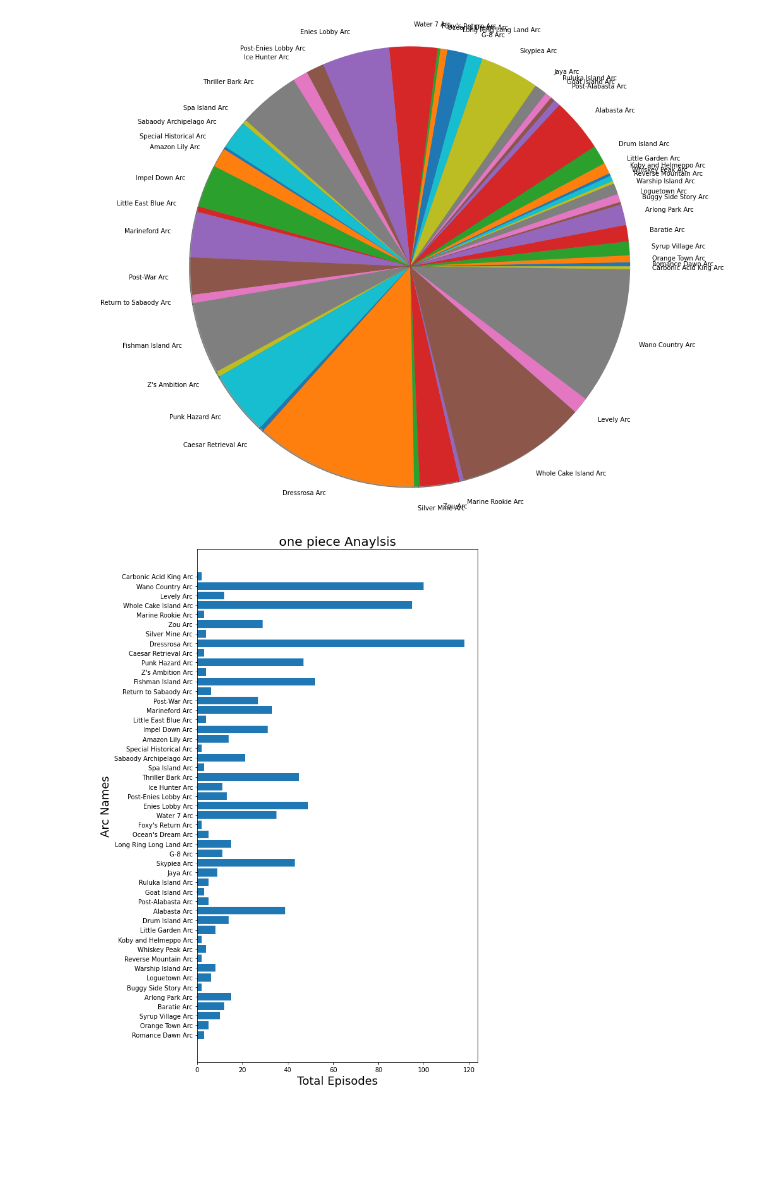
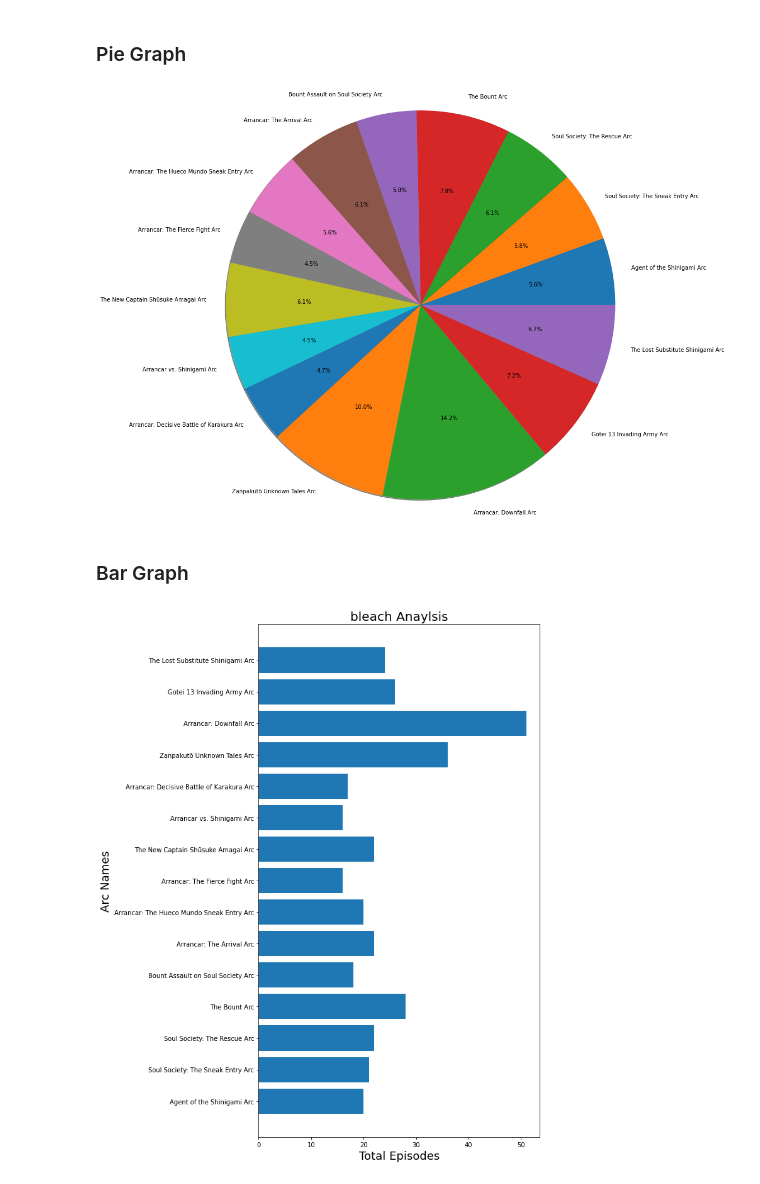
Before and after one commit to lucifertrj/big_three_analysis, a Jupyter notebook: BigThreeARC_Analysis.ipynb, the cells around one changed output. Saved outputs shown, nothing was run; the diff lists cells and outputs as text; code cells hidden in the pictures; blank space fills up the shorter version.

```diff
--- a/BigThreeARC_Analysis.ipynb
+++ b/BigThreeARC_Analysis.ipynb
@@ -7,14 +13,18 @@ import matplotlib.pyplot as plt
 # %%
 def scrap(anime):
+    #copy the url, and ask your which among the big three he want to analyse
     headers = {'User-Agent': 'Mozilla/5.0 (Macintosh; Intel Mac OS X 10_11_5) AppleWebKit/537.36 (KHTML, like Gecko) Chrome/50.0.2661.102 Safari/537.36'}
     url = requests.get("https://listfist.com/list-of-{}-arcs".format(anime.replace(' ','-')),headers=headers)
+    #scrap and find the table tag, by inspecting ListFist website
     soup = BeautifulSoup(url.content,'html.parser')
     arc_names = soup.findAll('td',class_="col-2 even")
     arc_total_episodes = soup.findAll('td',class_="col-8 even")
 
+    #write the scrapped data into .csv files
     rows = zip([i.text for i in arc_names],[j.text for j in arc_total_episodes])
-    with open("{}_analysis.csv".format(anime), "wt+", newline="") as file:
+    with open("{}_analysis.csv".format(anime.replace(' ','_')), "wt+", newline="") as file:
         writer = csv.writer(file)
+        #the columns and first row of the dataset
         writer.writerow(["Arc names","Total Episodes"])
         for row in rows:
             writer.writerow(row)
@@ -57,0 +89,4 @@ df.head(10)
+# %%
+for i in range(len(df['Total Episodes'])):
+    if df['Total Episodes'][i]<=8:
+        df.drop(i,inplace=True)
@@ -58,17 +112,23 @@ df.head(10)
+# %% [markdown]
+### Pie Graph
 # %%
-episode = dataset.iloc[:,-1].values
-arc = dataset.iloc[:,0].values
+episode = df.iloc[:,-1].values
+arc = df.iloc[:,0].values
 
-plt.pie(episode, labels = arc,shadow = True,radius=4)
+plt.pie(episode, labels = arc,shadow = True,radius=4,autopct='%1.1f%%')
+plt.savefig("{}_pie_graph.png".format(anime_name),transparent=False,bbox_inches="tight",pad_inches=0.3)
 plt.show()
 # %% [output]
-[figure, old version]
+[figure, new version]
+# %% [markdown]
+### Bar Graph
 # %%
 plt.figure(figsize=(8,15))
 plt.barh(arc,episode)
 plt.xlabel("Total Episodes",fontsize=18)
 plt.ylabel("Arc Names",fontsize=18)
 plt.title("{} Anaylsis".format(anime_name),fontsize=20)
+plt.savefig("{}_bar_graph.png".format(anime_name),transparent=False,bbox_inches="tight",pad_inches=0.3)
 plt.show()
 # %% [output]
-[figure, old version]
+[figure, new version]
```
Also changed, not shown: parts of 13 cells of this notebook.
